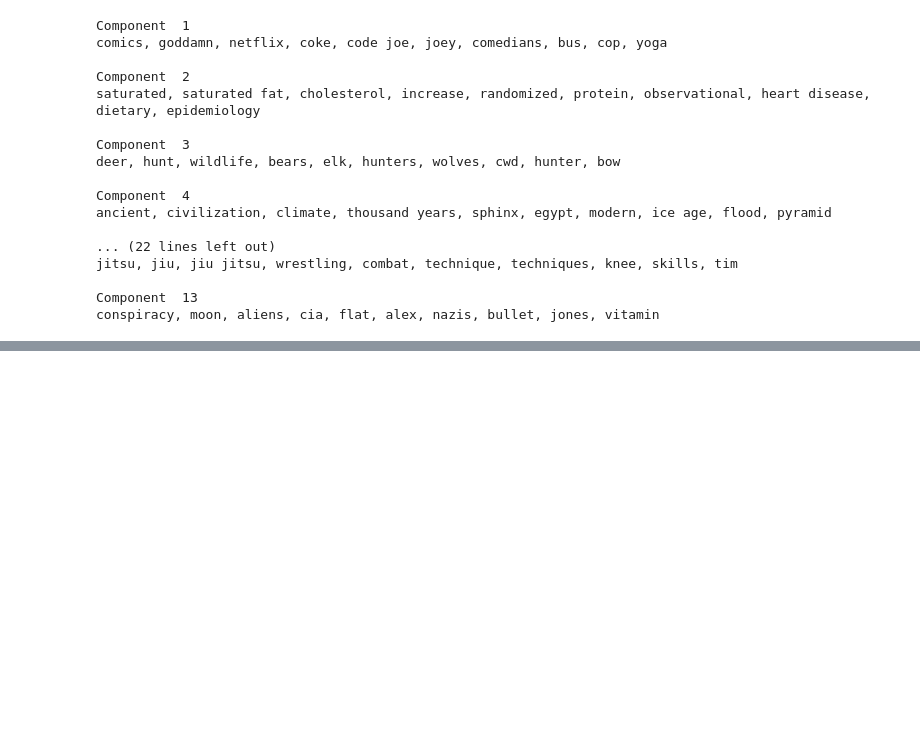
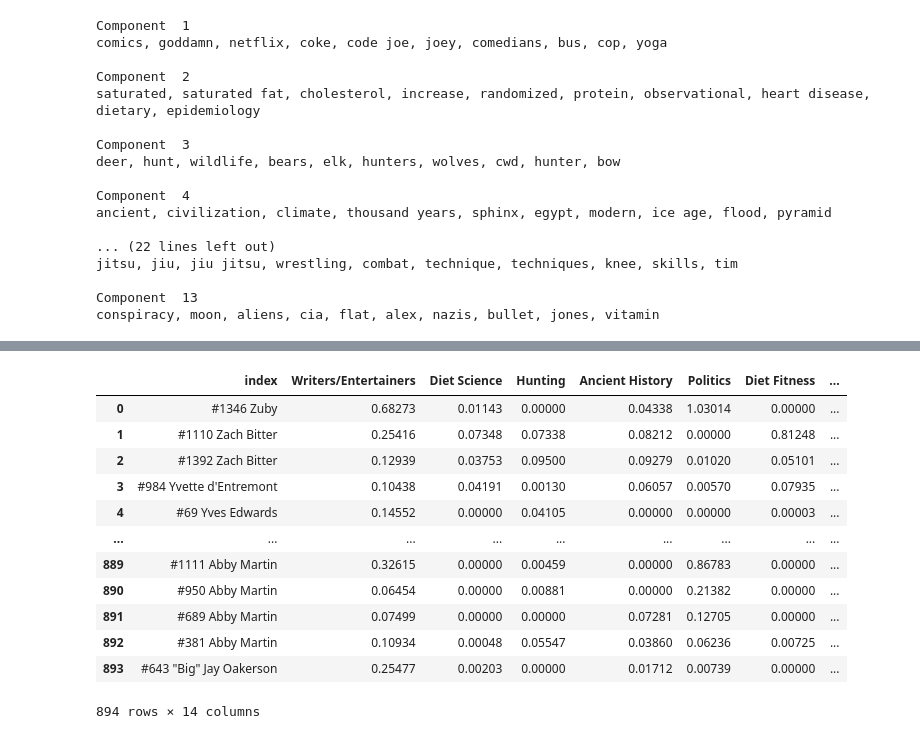
Before and after one commit to ericbassett/jre_podcast_rec, a Jupyter notebook: 04_topic_model.ipynb, the cells around one changed output, grey strips where cells are left out. Drawn from its saved outputs; the diff is of its cells as text; code cells hidden in the pictures; blank space fills up the shorter version.

```diff
--- a/04_topic_model.ipynb
+++ b/04_topic_model.ipynb
@@ -466,0 +591,34 @@ url_descs.rename({1:'desc',2:'url'}, axis='columns')
+# %%
+import os
+import psycopg2 as pg
+
+# get heroku database URL
+DATABASE_URL = cred.heroku_DB
+
+# Postgres connection
+sql_conn = pg.connect(DATABASE_URL, sslmode='require')
+# %%
+query = '''
+select *
+from rec_df
+'''
+
+# get table, set index to podcast title column,
+# delete the name of the index
+topic_matrix = pd_sql.read_sql(query, sql_conn)
+# %%
+topic_matrix
+# %% [output]
+|  | index | Writers/Entertainers | Diet Science | Hunting | Ancient History | Politics | Diet Fitness | ... |
+| 0 | #1346 Zuby | 0.68273 | 0.01143 | 0.00000 | 0.04338 | 1.03014 | 0.00000 | ... |
+| 1 | #1110 Zach Bitter | 0.25416 | 0.07348 | 0.07338 | 0.08212 | 0.00000 | 0.81248 | ... |
+| 2 | #1392 Zach Bitter | 0.12939 | 0.03753 | 0.09500 | 0.09279 | 0.01020 | 0.05101 | ... |
+| 3 | #984 Yvette d'Entremont | 0.10438 | 0.04191 | 0.00130 | 0.06057 | 0.00570 | 0.07935 | ... |
+| 4 | #69 Yves Edwards | 0.14552 | 0.00000 | 0.04105 | 0.00000 | 0.00000 | 0.00003 | ... |
+| ... | ... | ... | ... | ... | ... | ... | ... | ... |
+| 889 | #1111 Abby Martin | 0.32615 | 0.00000 | 0.00459 | 0.00000 | 0.86783 | 0.00000 | ... |
+| 890 | #950 Abby Martin | 0.06454 | 0.00000 | 0.00881 | 0.00000 | 0.21382 | 0.00000 | ... |
+| 891 | #689 Abby Martin | 0.07499 | 0.00000 | 0.00000 | 0.07281 | 0.12705 | 0.00000 | ... |
+| 892 | #381 Abby Martin | 0.10934 | 0.00048 | 0.05547 | 0.03860 | 0.06236 | 0.00725 | ... |
+| 893 | #643 "Big" Jay Oakerson | 0.25477 | 0.00203 | 0.00000 | 0.01712 | 0.00739 | 0.00000 | ... |
+894 rows × 14 columns
```
Also changed, not shown: parts of 29 cells of this notebook, 59 other files.
